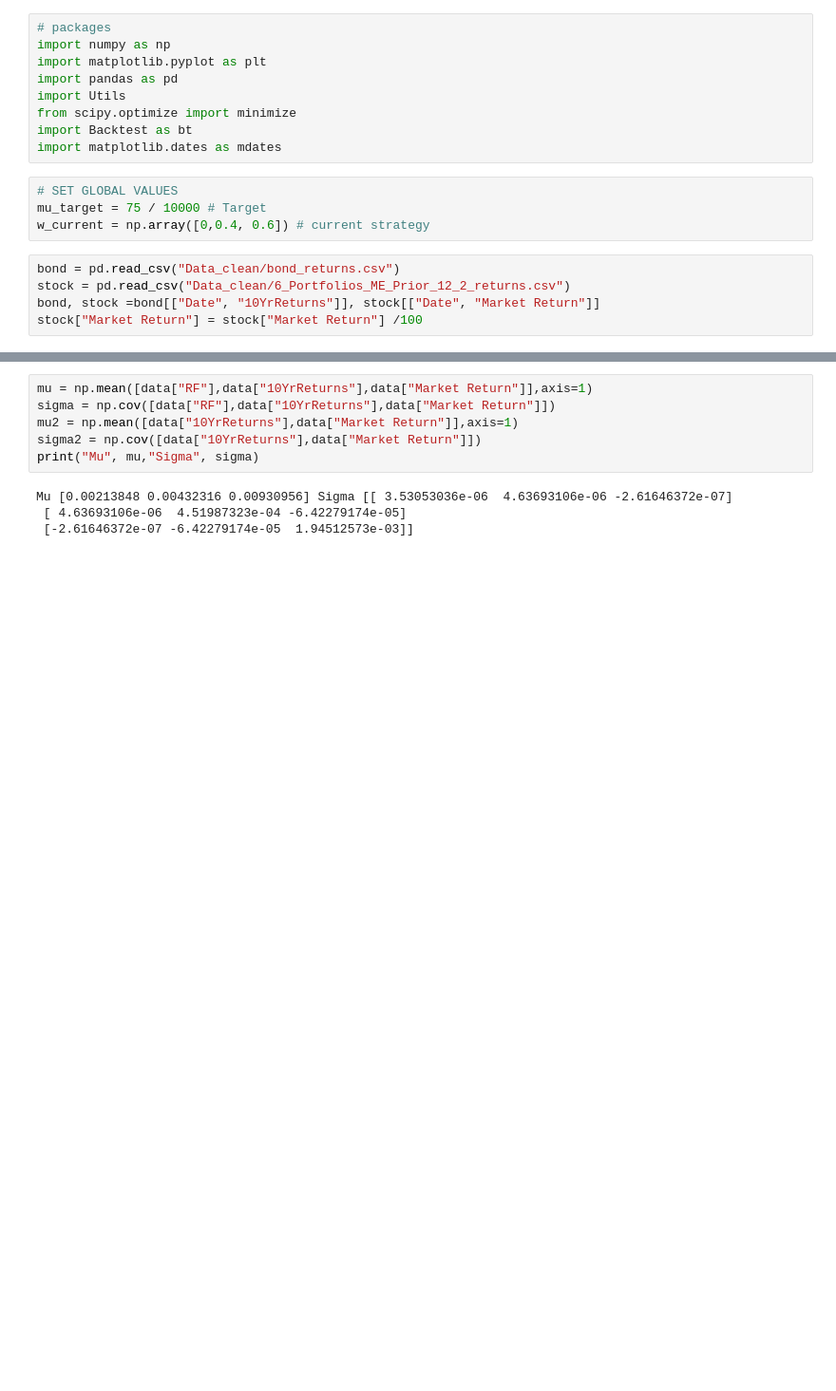
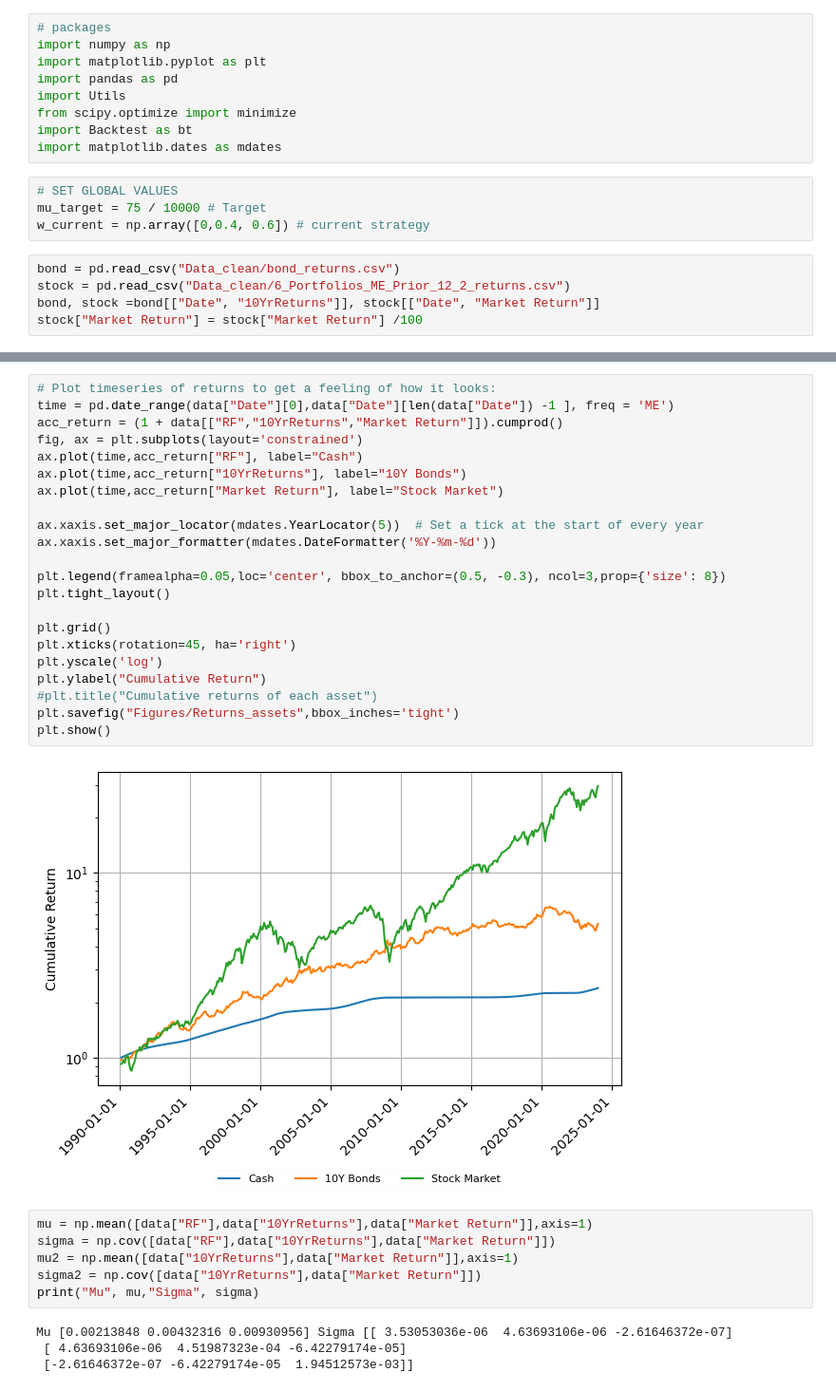
Before and after one commit to andreas-eklundh/Asset_allocation, a Jupyter notebook: Task_1.ipynb, the cells around one changed output, grey strips where cells are left out. Shown: that part at 95% size. Saved outputs shown, nothing was run; the diff lists cells and outputs as text; blank space fills up the shorter version.

```diff
--- a/Task_1.ipynb
+++ b/Task_1.ipynb
@@ -26,3 +41,27 @@ data = data.drop(columns = ["Mkt-RF", "SMB", "HML"])
+# %%
+# Plot timeseries of returns to get a feeling of how it looks:
+time = pd.date_range(data["Date"][0],data["Date"][len(data["Date"]) -1 ], freq = 'ME')
+acc_return = (1 + data[["RF","10YrReturns","Market Return"]]).cumprod()
+fig, ax = plt.subplots(layout='constrained')
+ax.plot(time,acc_return["RF"], label="Cash")
+ax.plot(time,acc_return["10YrReturns"], label="10Y Bonds")
+ax.plot(time,acc_return["Market Return"], label="Stock Market")
+
+ax.xaxis.set_major_locator(mdates.YearLocator(5))  # Set a tick at the start of every year
+ax.xaxis.set_major_formatter(mdates.DateFormatter('%Y-%m-%d'))
+
+plt.legend(framealpha=0.05,loc='center', bbox_to_anchor=(0.5, -0.3), ncol=3,prop={'size': 8})
+plt.tight_layout()
+
+plt.grid()
+plt.xticks(rotation=45, ha='right')
+plt.yscale('log')
+plt.ylabel("Cumulative Return")
+#plt.title("Cumulative returns of each asset")
+plt.savefig("Figures/Returns_assets",bbox_inches='tight')
+plt.show()
+# %% [output]
+[figure, added]
 # %%
 mu = np.mean([data["RF"],data["10YrReturns"],data["Market Return"]],axis=1)
 sigma = np.cov([data["RF"],data["10YrReturns"],data["Market Return"]])
```
Also changed, not shown: parts of 24 cells of this notebook, 3 other files.
